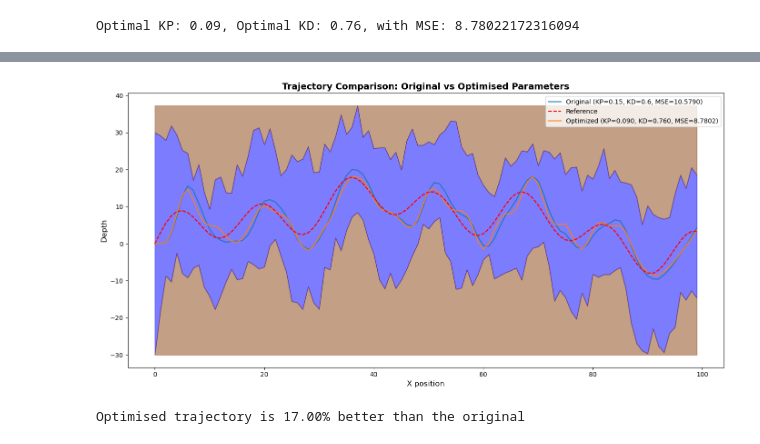
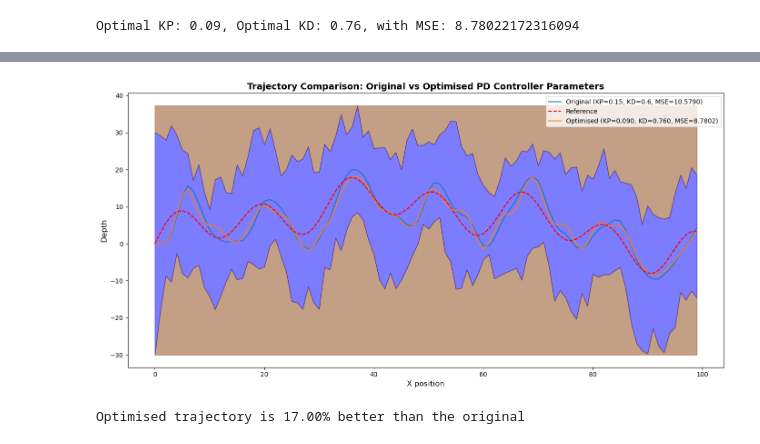
Before and after one commit to LaithShareiyat/B1-Coding-Practical-UUV, a Jupyter notebook: notebooks/demo.ipynb, the cells around one changed output, grey strips where cells are left out. Cells and saved outputs as stored; diff of their text form; code cells hidden in the pictures.

Commit message:
EXTRA: Improved description of code + Saved the trajectory comparison plot

```diff
--- a/notebooks/demo.ipynb
+++ b/notebooks/demo.ipynb
@@ -106,34 +109,34 @@ og_mse = np.mean(og_errors ** 2)
 opt_errors = opt_trajectory.position[:, 1] - mission.reference
 opt_mse = np.mean(opt_errors ** 2)
 # Plot both on the same figure
 fig, ax = plt.subplots(figsize=(14, 7))
 
 # Plot both
 og_trajectory.plot_completed_mission(mission, ax=ax, show=False, label=f'Original (KP=0.15, KD=0.6, MSE={og_mse:.4f})')
-opt_trajectory.plot_completed_mission(mission, ax=ax, show=False, label=f'Optimized (KP={best_KP:.3f}, KD={best_KD:.3f}, MSE={opt_mse:.4f})')
+opt_trajectory.plot_completed_mission(mission, ax=ax, show=False, label=f'Optimised (KP={best_KP:.3f}, KD={best_KD:.3f}, MSE={opt_mse:.4f})')
 
 # Changed legend labels to distinguish between original and optimized
 handles, labels = ax.get_legend_handles_labels()
 
 # Remove duplicate reference lines and update labels
 both_labels = []
 both_handles = []
 for handle, label in zip(handles, labels):
     if label not in both_labels:
         both_labels.append(label)
         both_handles.append(handle)
 
 ax.legend(both_handles, both_labels, loc='upper right')
-ax.set_title('Trajectory Comparison: Original vs Optimised Parameters', fontsize=14, fontweight='bold')
+ax.set_title('Trajectory Comparison: Original vs Optimised PD Controller Parameters', fontsize=14, fontweight='bold')
 ax.set_xlabel('X position', fontsize=12)
 ax.set_ylabel('Depth', fontsize=12)
 
 plt.tight_layout()
 plt.show()
 
 # Percentage improvement calculation
 percentage_improvement = ((og_mse - opt_mse) / og_mse) * 100
 print(f'Optimised trajectory is {percentage_improvement:.2f}% better than the original')
 # %% [output]
-[figure, old version]
+[figure, new version]
 Optimised trajectory is 17.00% better than the original
```
Also changed, not shown: parts of 2 cells of this notebook.
